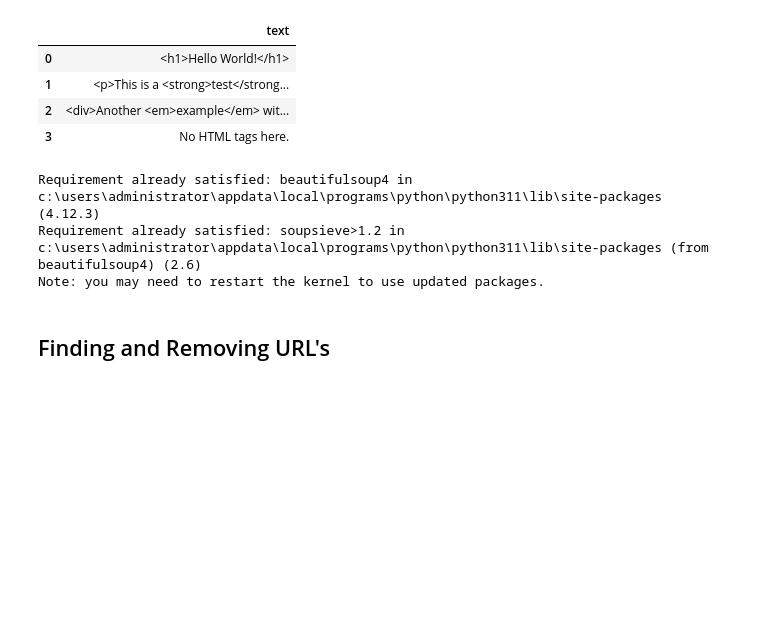
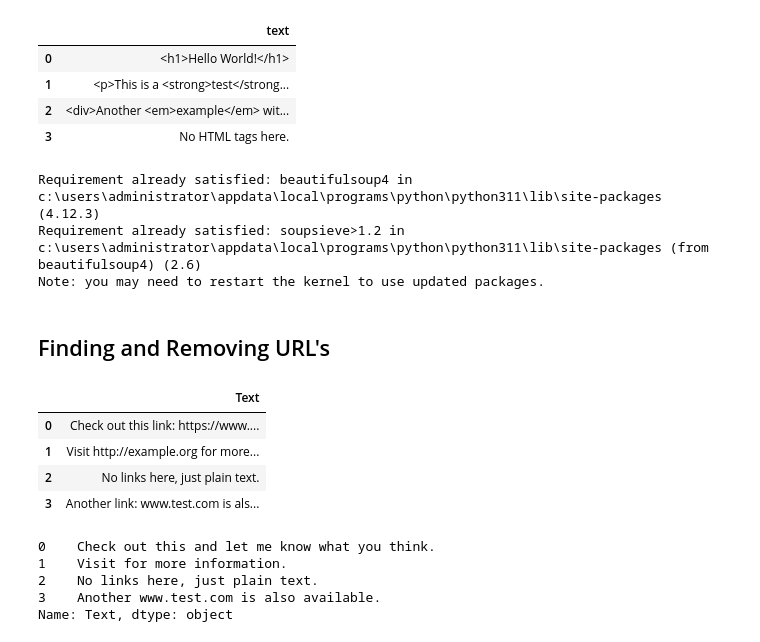
Before and after one commit to puramnagendra2/ML-DL-Libraries, a Jupyter notebook: Text Preprocessing.ipynb, the cells around one changed output. Cells and saved outputs as stored; diff of their text form; code cells hidden in the pictures; blank space fills up the shorter version.

```diff
--- a/Text Preprocessing.ipynb
+++ b/Text Preprocessing.ipynb
@@ -375,3 +423,47 @@ def remove_html_tags_bs(text):
 html_rem2 = df_html['text'].apply(remove_html_tags_bs)
 # %% [markdown]
 ## Finding and Removing URL's
+# %%
+# Dataset
+url_df = pd.DataFrame({
+    'Text': [
+        "Check out this link: https://www.example.com and let me know what you think.",
+        "Visit http://example.org for more information.",
+        "No links here, just plain text.",
+        "Another link: www.test.com is also available."
+    ]
+})
+
+url_df.head()
+# %% [output]
+|  | Text |
+| 0 | Check out this link: https://www.... |
+| 1 | Visit http://example.org for more... |
+| 2 | No links here, just plain text. |
+| 3 | Another link: www.test.com is als... |
+# %%
+# Method 1
+url_rem1 = url_df['Text'].str.replace(r'http[s]?://\S+|www\.\S+', '', regex=True)
+
+# Method 2
+def url_remove(text):
+    return re.sub(r'http[s]?://\S+|www\.\S+', '', text)
+url_rem2 = url_df['Text'].apply(url_remove)
+
+# Method 3
+url_rem3 = url_df['Text'].apply(lambda x: clean(x, no_urls=True, lower=False, replace_with_url='', ))
+
+# Method 4
+from urllib.parse import urlparse
+def url_remove_parser(text):
+    words = text.split()
+    return ' '.join(word for word in words if not urlparse(word).scheme)
+
+url_rem4 = url_df['Text'].apply(url_remove_parser)
+url_rem4.head()
+# %% [output]
+0    Check out this and let me know what you think.
+1    Visit for more information.
+2    No links here, just plain text.
+3    Another www.test.com is also available.
+Name: Text, dtype: object
```
Also changed, not shown: parts of 53 cells of this notebook, 2 other files.
